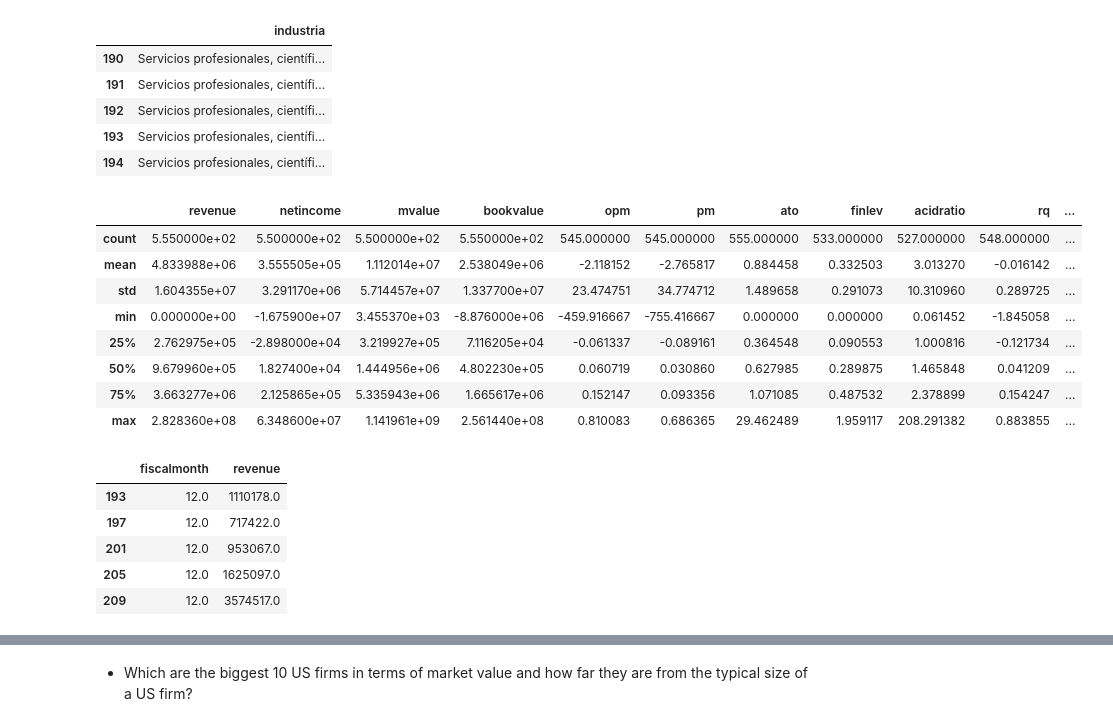
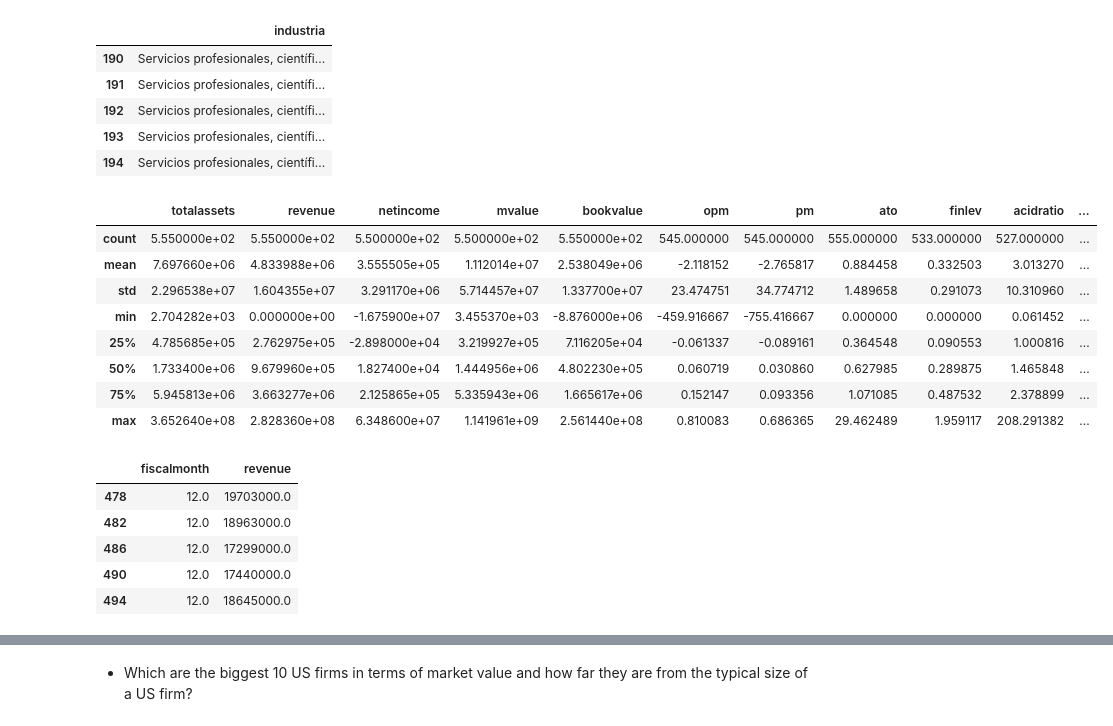
Before and after one commit to Jaime-prog/Statistics_Data_Science_TC3006C, a Jupyter notebook: Project/Reto_estadística_TC3006C_investment.ipynb, the cells around one changed output, grey strips where cells are left out. Cells and saved outputs as stored; diff of their text form; code cells hidden in the pictures.

```diff
--- a/Project/Reto_estadística_TC3006C_investment.ipynb
+++ b/Project/Reto_estadística_TC3006C_investment.ipynb
@@ -192,7 +205,14 @@ NOW THE MARKET VALUE AND THE BOOK VALUE DIFFER FROM WITHIN INDUSTRIES WITH THE F
 # %%
 # Selecciono mi industria:
 
-dataser= data.loc[(data['industria']== 'Servicios de alojamiento temporal y de preparación de alimentos y bebidas') | (data['industria']=='Servicios de apoyo a los negocios y manejo de residuos y desechos, y servicios de remediación') | (data['industria']=="Servicios de esparcimiento culturales y deportivos, y otros servicios recreativos") | (data['industria']=="Servicios de salud y de asistencia social") | (data['industria']=="Servicios educativos") | (data['industria']=="Servicios profesionales, científicos y técnicos") | (data['industria']=="Servicios inmobiliarios y de alquiler de bienes muebles e intangibles") | (data['industria']=="Transportes, correos y almacenamiento")]
+dataser= data.loc[(data['industria']== 'Servicios de alojamiento temporal y de preparación de alimentos y bebidas') |
+                  (data['industria']=='Servicios de apoyo a los negocios y manejo de residuos y desechos, y servicios de remediación') |
+                  (data['industria']=="Servicios de esparcimiento culturales y deportivos, y otros servicios recreativos") |
+                  (data['industria']=="Servicios de salud y de asistencia social") |
+                  (data['industria']=="Servicios educativos") |
+                  (data['industria']=="Servicios profesionales, científicos y técnicos") |
+                  (data['industria']=="Servicios inmobiliarios y de alquiler de bienes muebles e intangibles") |
+                  (data['industria']=="Transportes, correos y almacenamiento")]
 dataser[['industria']].head()
 # %% [output]
 |  | industria |
@@ -203,30 +223,34 @@ dataser[['industria']].head()
 | 194 | Servicios profesionales, científi... |
 # %%
 dataser2022 = dataser.loc[(dataser['year']==2022) & (dataser['fiscalmonth']==12) & (dataser['status']=='activo')]
-dataser2022 = dataser2022[['firm','q','revenue','netincome','mvalue','bookvalue','opm','pm','ato','finlev','acidratio','rq','f1rq']]
+dataser2022 = dataser2022[['firm','q','totalassets','revenue','netincome','mvalue','bookvalue','opm','pm','ato','finlev','acidratio','rq','ry','f1rq']]
 dataser2022.describe()
 # %% [output]
-|  | revenue | netincome | mvalue | bookvalue | opm | pm | ato | finlev | acidratio | rq | ... |
-| count | 5.550000e+02 | 5.500000e+02 | 5.500000e+02 | 5.550000e+02 | 545.000000 | 545.000000 | 555.000000 | 533.000000 | 527.000000 | 548.000000 | ... |
-| mean | 4.833988e+06 | 3.555505e+05 | 1.112014e+07 | 2.538049e+06 | -2.118152 | -2.765817 | 0.884458 | 0.332503 | 3.013270 | -0.016142 | ... |
-| std | 1.604355e+07 | 3.291170e+06 | 5.714457e+07 | 1.337700e+07 | 23.474751 | 34.774712 | 1.489658 | 0.291073 | 10.310960 | 0.289725 | ... |
-| min | 0.000000e+00 | -1.675900e+07 | 3.455370e+03 | -8.876000e+06 | -459.916667 | -755.416667 | 0.000000 | 0.000000 | 0.061452 | -1.845058 | ... |
-| 25% | 2.762975e+05 | -2.898000e+04 | 3.219927e+05 | 7.116205e+04 | -0.061337 | -0.089161 | 0.364548 | 0.090553 | 1.000816 | -0.121734 | ... |
-| 50% | 9.679960e+05 | 1.827400e+04 | 1.444956e+06 | 4.802230e+05 | 0.060719 | 0.030860 | 0.627985 | 0.289875 | 1.465848 | 0.041209 | ... |
-| 75% | 3.663277e+06 | 2.125865e+05 | 5.335943e+06 | 1.665617e+06 | 0.152147 | 0.093356 | 1.071085 | 0.487532 | 2.378899 | 0.154247 | ... |
-| max | 2.828360e+08 | 6.348600e+07 | 1.141961e+09 | 2.561440e+08 | 0.810083 | 0.686365 | 29.462489 | 1.959117 | 208.291382 | 0.883855 | ... |
+|  | totalassets | revenue | netincome | mvalue | bookvalue | opm | pm | ato | finlev | acidratio | ... |
+| count | 5.550000e+02 | 5.550000e+02 | 5.500000e+02 | 5.500000e+02 | 5.550000e+02 | 545.000000 | 545.000000 | 555.000000 | 533.000000 | 527.000000 | ... |
+| mean | 7.697660e+06 | 4.833988e+06 | 3.555505e+05 | 1.112014e+07 | 2.538049e+06 | -2.118152 | -2.765817 | 0.884458 | 0.332503 | 3.013270 | ... |
+| std | 2.296538e+07 | 1.604355e+07 | 3.291170e+06 | 5.714457e+07 | 1.337700e+07 | 23.474751 | 34.774712 | 1.489658 | 0.291073 | 10.310960 | ... |
+| min | 2.704282e+03 | 0.000000e+00 | -1.675900e+07 | 3.455370e+03 | -8.876000e+06 | -459.916667 | -755.416667 | 0.000000 | 0.000000 | 0.061452 | ... |
+| 25% | 4.785685e+05 | 2.762975e+05 | -2.898000e+04 | 3.219927e+05 | 7.116205e+04 | -0.061337 | -0.089161 | 0.364548 | 0.090553 | 1.000816 | ... |
+| 50% | 1.733400e+06 | 9.679960e+05 | 1.827400e+04 | 1.444956e+06 | 4.802230e+05 | 0.060719 | 0.030860 | 0.627985 | 0.289875 | 1.465848 | ... |
+| 75% | 5.945813e+06 | 3.663277e+06 | 2.125865e+05 | 5.335943e+06 | 1.665617e+06 | 0.152147 | 0.093356 | 1.071085 | 0.487532 | 2.378899 | ... |
+| max | 3.652640e+08 | 2.828360e+08 | 6.348600e+07 | 1.141961e+09 | 2.561440e+08 | 0.810083 | 0.686365 | 29.462489 | 1.959117 | 208.291382 | ... |
 # %%
 #Dataset con toda la historia, pero que sea información anual
 
-datasery = dataser[dataser['fiscalmonth']==12]
+
+#datasery = dataser[dataser['fiscalmonth']==12]
+#datasery[['fiscalmonth','revenue']].head()
+
+datasery = dataser.loc[(dataser['fiscalmonth']==12) & (dataser['status']== 'activo')]
 datasery[['fiscalmonth','revenue']].head()
 # %% [output]
 |  | fiscalmonth | revenue |
-| 193 | 12.0 | 1110178.0 |
-| 197 | 12.0 | 717422.0 |
-| 201 | 12.0 | 953067.0 |
-| 205 | 12.0 | 1625097.0 |
-| 209 | 12.0 | 3574517.0 |
+| 478 | 12.0 | 19703000.0 |
+| 482 | 12.0 | 18963000.0 |
+| 486 | 12.0 | 17299000.0 |
+| 490 | 12.0 | 17440000.0 |
+| 494 | 12.0 | 18645000.0 |
 # %%
 # Calculo logaritmo de las variables financieras (no de los ratios)
 
```
Also changed, not shown: parts of 21 cells of this notebook.
